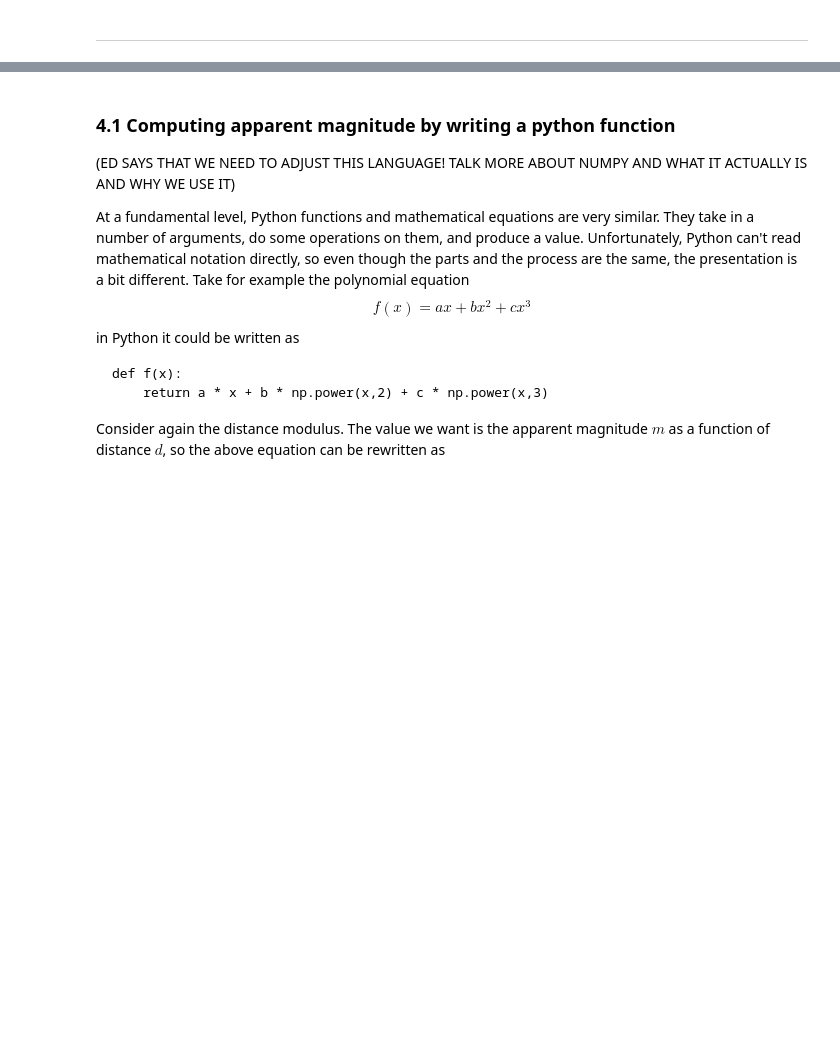
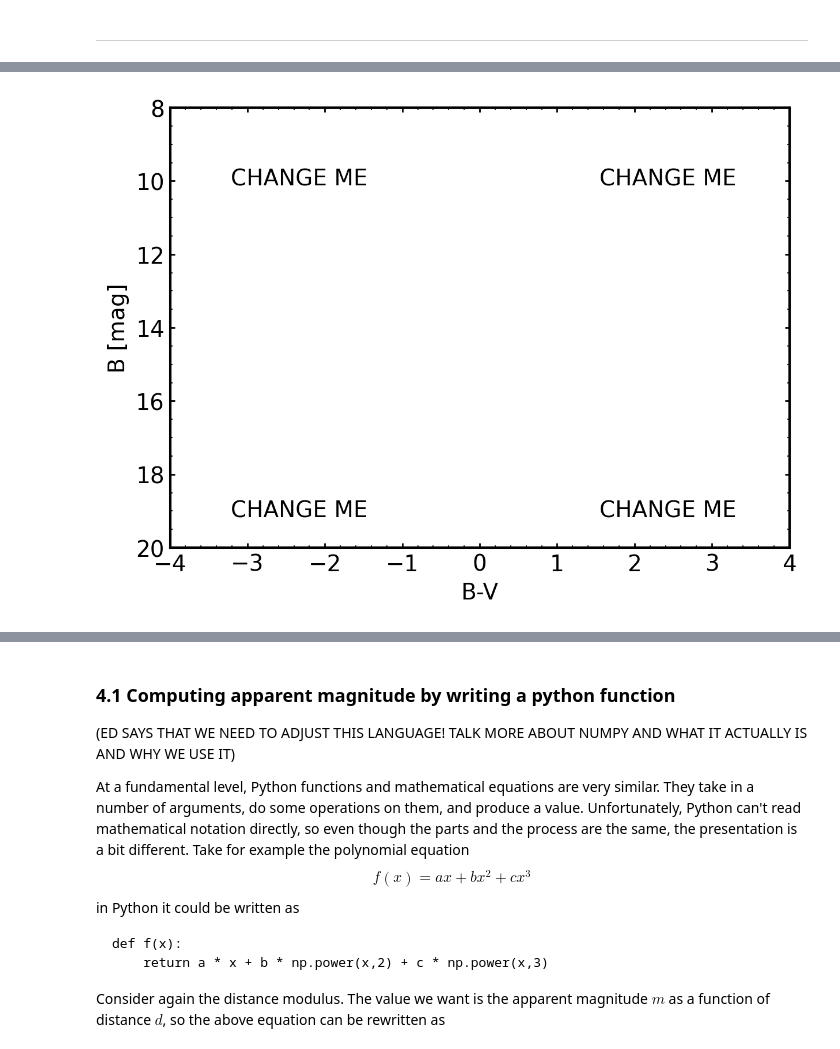
Before and after one commit to noahfranz13/astro-education-nbs, a Jupyter notebook: notebooks/color-magnitude-diagram-activity.ipynb, the cells around one changed output, grey strips where cells are left out. Cells and saved outputs as stored; diff of their text form; code cells hidden in the pictures; blank space fills up the shorter version.

```diff
--- a/notebooks/color-magnitude-diagram-activity.ipynb
+++ b/notebooks/color-magnitude-diagram-activity.ipynb
@@ -82,15 +75,18 @@ Now, we're going to write some code! In the code cell below, change all of the "
 # %%
 # This is a python comment -- anything after a # is ignored by python
 # In the below code, we use comments to explain what the lines of code do
 
 # Define the labels
 labels = {
     "upper-left":   "CHANGE ME",
     "upper-right":  "CHANGE ME",
     "lower-left":   "CHANGE ME",
     "lower-right":  "CHANGE ME"
     }
 
 # Plot the labels on the CMD
-plot_labels_cmd(labels)
+fig = plot_labels_cmd(labels)
+fig.gca().invert_yaxis()
+# %% [output]
+[figure, added]
 # %% [markdown]
```
Also changed, not shown: parts of 15 cells of this notebook, 5 other files.
